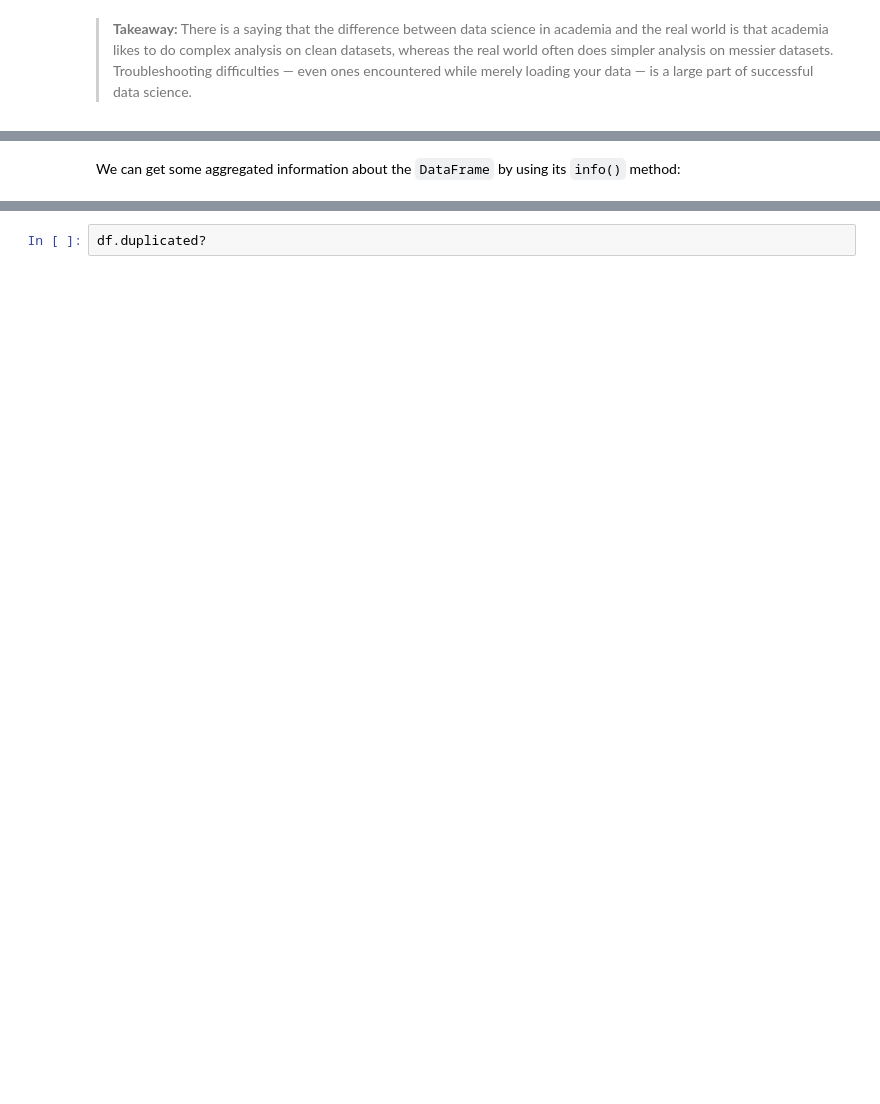
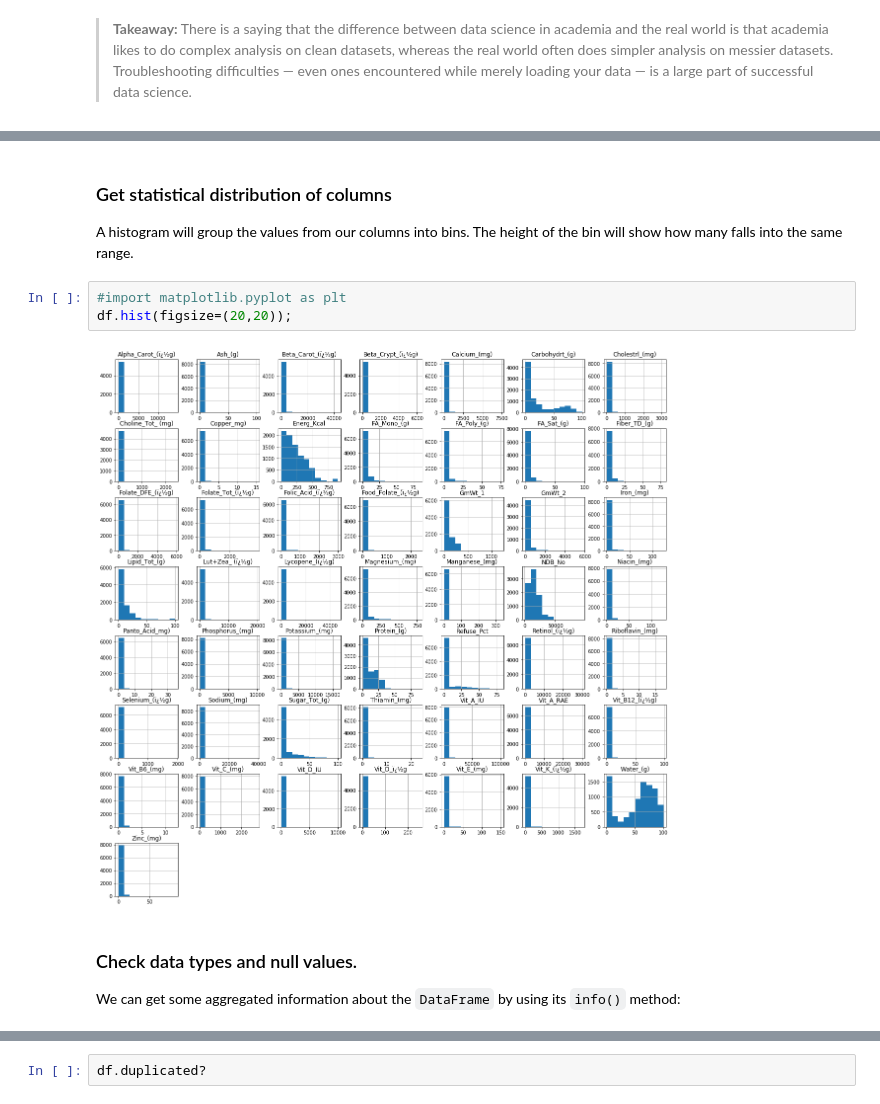
Before and after one commit to Prtfw/MSFT_Reactor_ML_AI, a Jupyter notebook: 1-Joining_Datasets.ipynb, the cells around one changed output, grey strips where cells are left out. Drawn from its saved outputs; the diff is of its cells as text; blank space fills up the shorter version.

```diff
--- a/1-Joining_Datasets.ipynb
+++ b/1-Joining_Datasets.ipynb
@@ -97,4 +224,13 @@ df.head()
+# %% [markdown]
+### Get statistical distribution of columns
+A histogram will group the values from our columns into bins. The height of the bin will show how many falls into the same range.
+# %%
+#import matplotlib.pyplot as plt
+df.hist(figsize=(20,20));
+# %% [output]
+[figure, added]
 # %% [markdown]
+### Check data types and null values.
 We can get some aggregated information about the `DataFrame` by using its `info()` method:
 # %%
 df.info()
```
Also changed, not shown: parts of 102 cells of this notebook.
